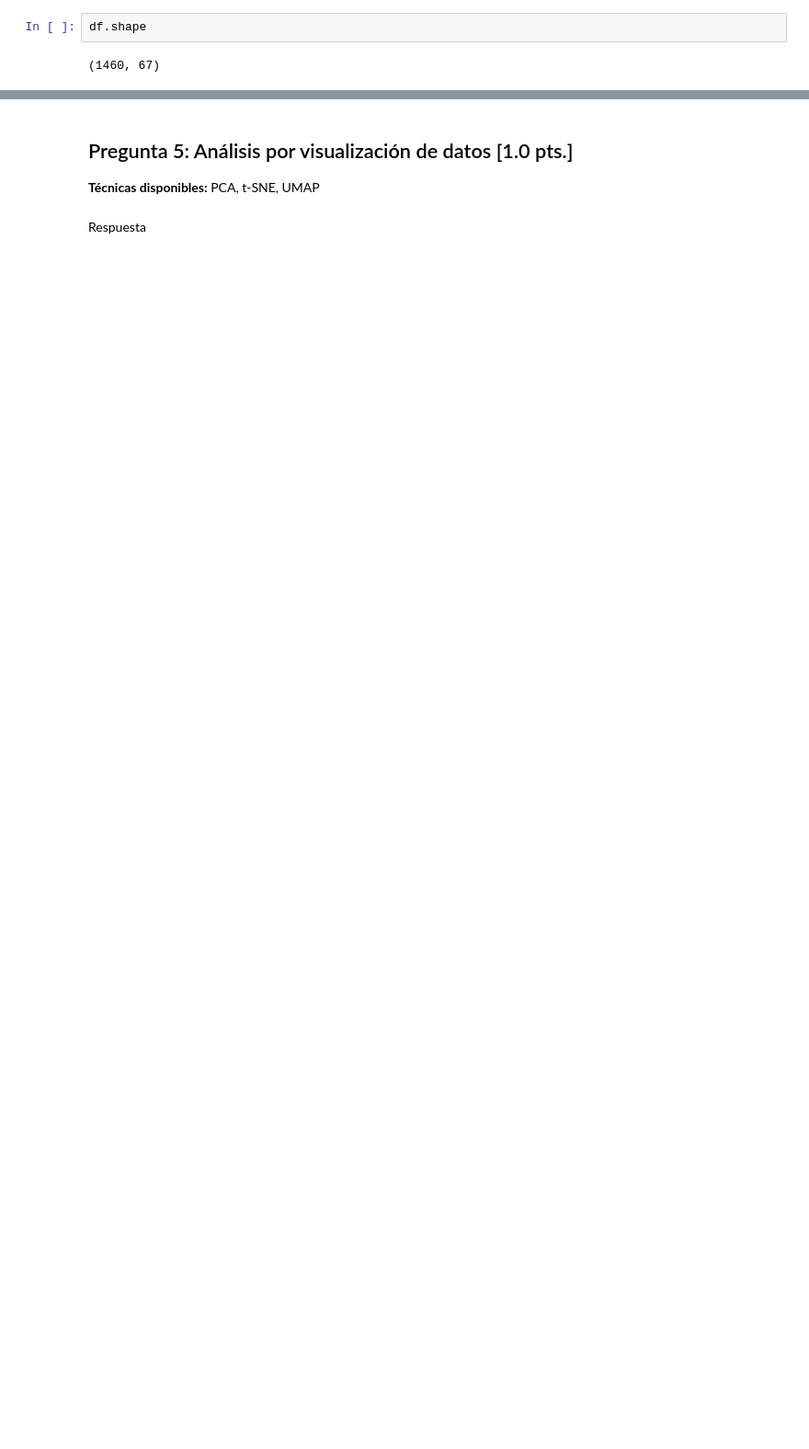
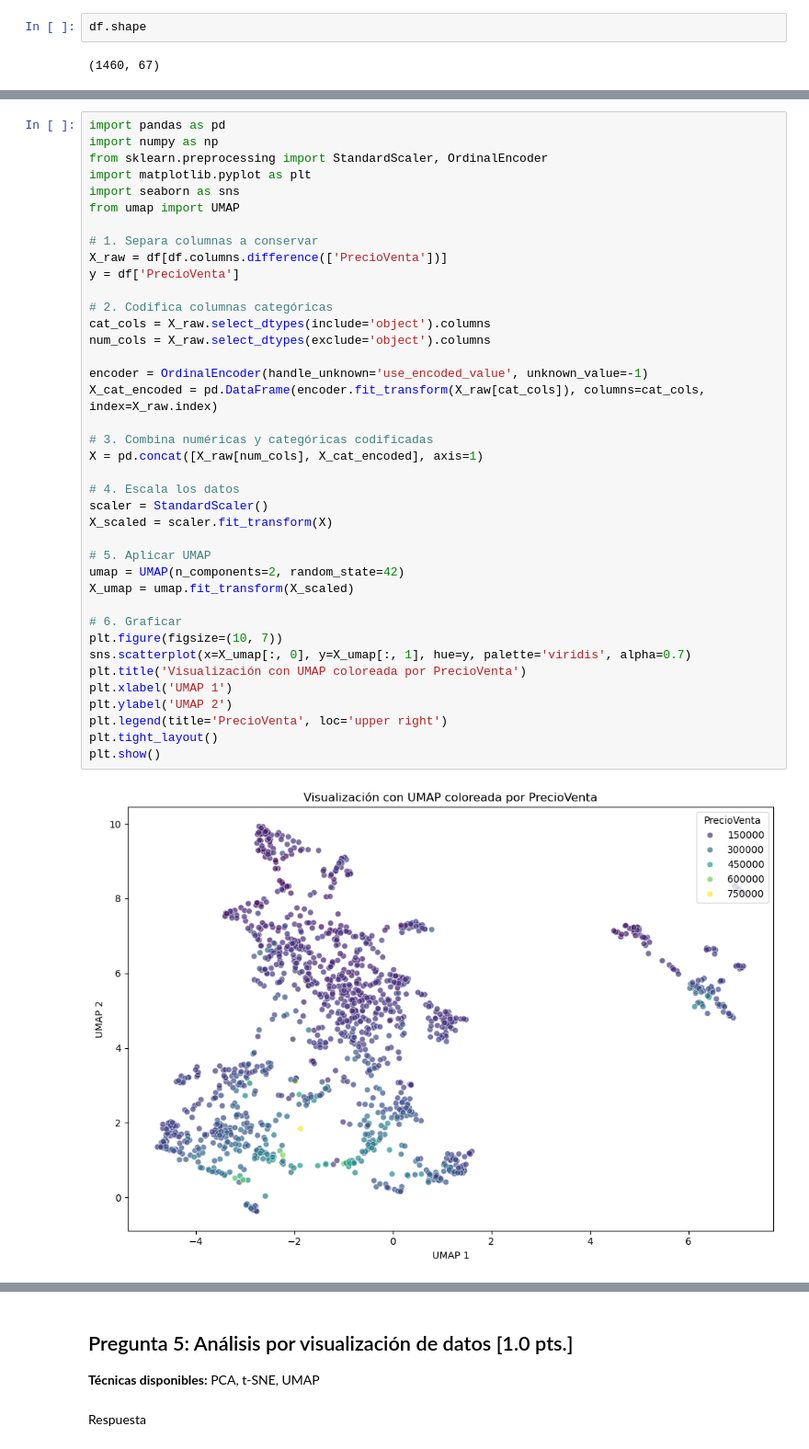
Before and after one commit to fperezcanales/house-prices-advanced-regression-techniques, a Jupyter notebook: Base Evaluación Práctica 1.ipynb, the cells around one changed output, grey strips where cells are left out. Shown at 92% size. Drawn from its saved outputs; the diff is of its cells as text; blank space fills up the shorter version.

```diff
--- a/Base Evaluación Práctica 1.ipynb
+++ b/Base Evaluación Práctica 1.ipynb
@@ -547,0 +576,41 @@ df.shape
+# %%
+import pandas as pd
+import numpy as np
+from sklearn.preprocessing import StandardScaler, OrdinalEncoder
+import matplotlib.pyplot as plt
+import seaborn as sns
+from umap import UMAP
+
+# 1. Separa columnas a conservar
+X_raw = df[df.columns.difference(['PrecioVenta'])]
+y = df['PrecioVenta']
+
+# 2. Codifica columnas categóricas
+cat_cols = X_raw.select_dtypes(include='object').columns
+num_cols = X_raw.select_dtypes(exclude='object').columns
+
+encoder = OrdinalEncoder(handle_unknown='use_encoded_value', unknown_value=-1)
+X_cat_encoded = pd.DataFrame(encoder.fit_transform(X_raw[cat_cols]), columns=cat_cols, index=X_raw.index)
+
+# 3. Combina numéricas y categóricas codificadas
+X = pd.concat([X_raw[num_cols], X_cat_encoded], axis=1)
+
+# 4. Escala los datos
+scaler = StandardScaler()
+X_scaled = scaler.fit_transform(X)
+
+# 5. Aplicar UMAP
+umap = UMAP(n_components=2, random_state=42)
+X_umap = umap.fit_transform(X_scaled)
+
+# 6. Graficar
+plt.figure(figsize=(10, 7))
+sns.scatterplot(x=X_umap[:, 0], y=X_umap[:, 1], hue=y, palette='viridis', alpha=0.7)
+plt.title('Visualización con UMAP coloreada por PrecioVenta')
+plt.xlabel('UMAP 1')
+plt.ylabel('UMAP 2')
+plt.legend(title='PrecioVenta', loc='upper right')
+plt.tight_layout()
+plt.show()
+# %% [output]
+[figure, added]
```
Also changed, not shown: parts of 9 cells of this notebook.
